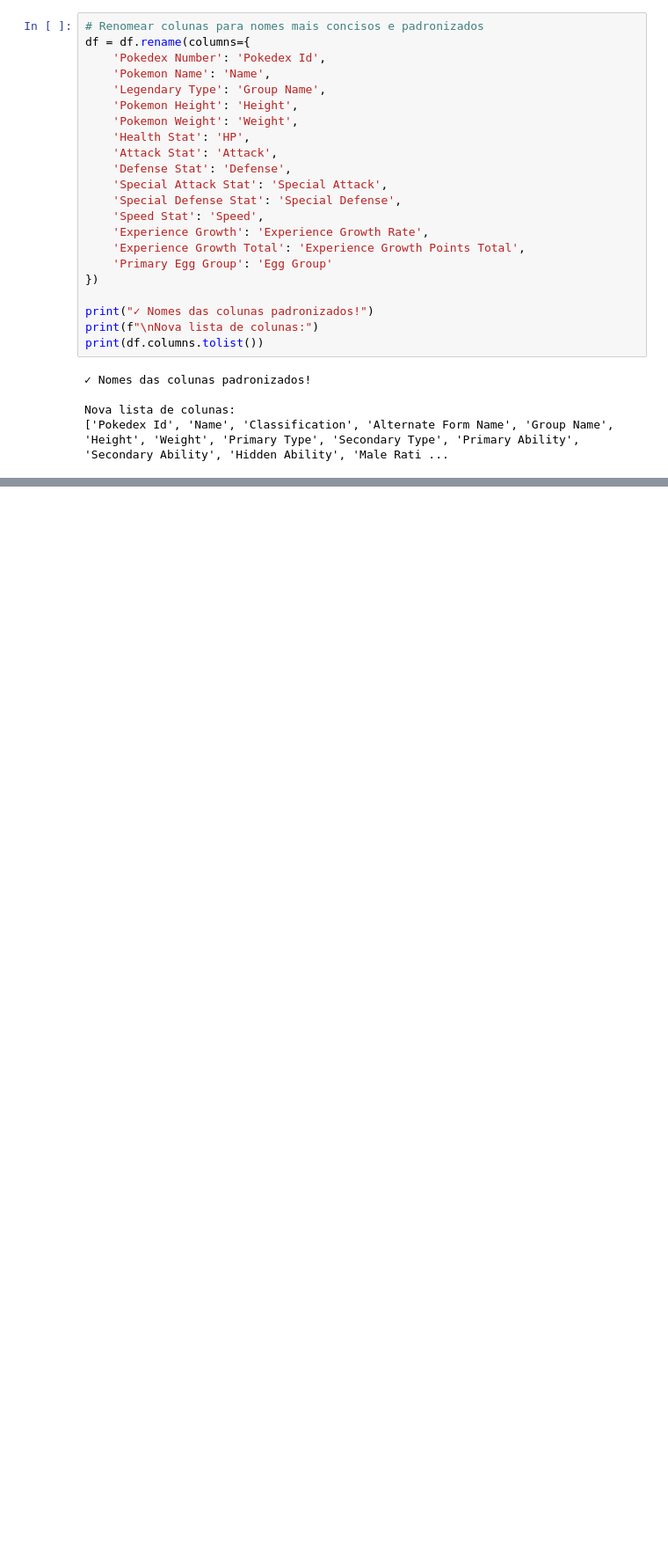
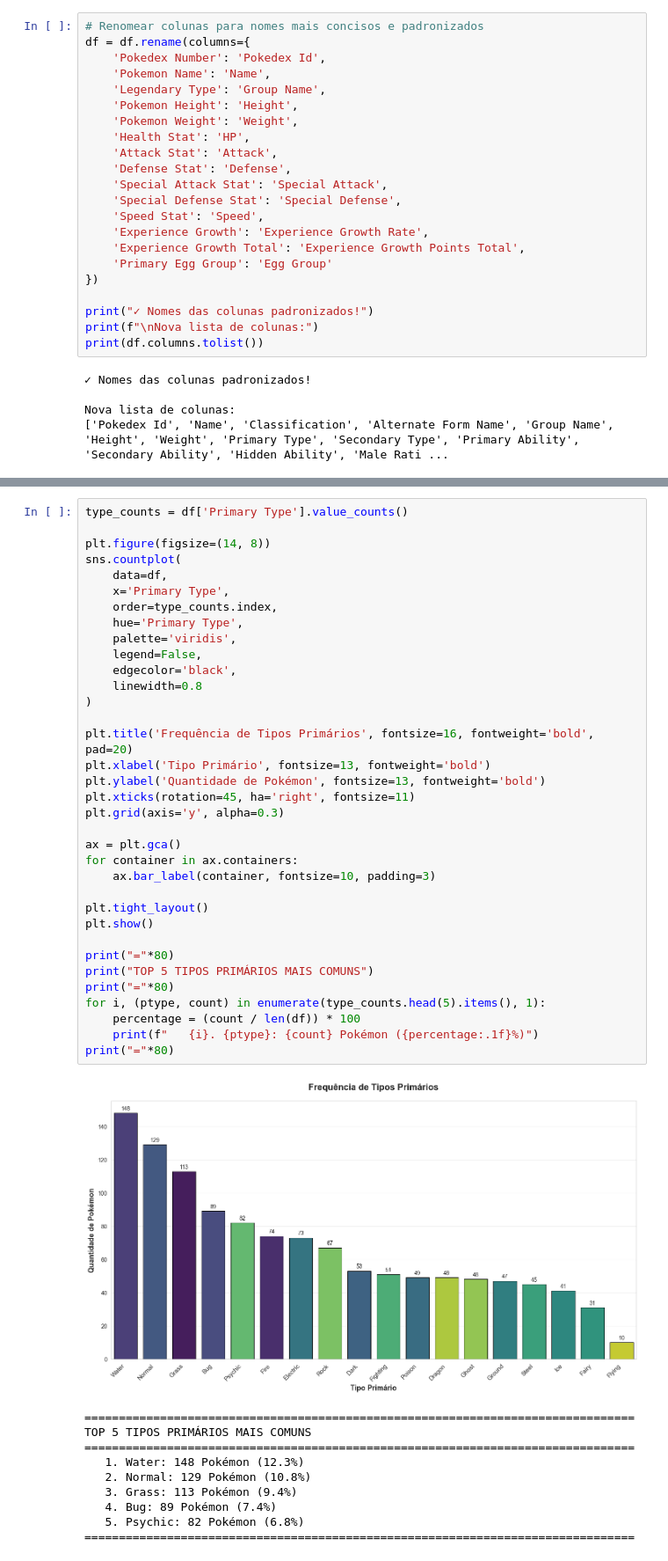
Before and after one commit to CoelhoGoes/Analise-Preditiva-de-Pokemon, a Jupyter notebook: análise pokemon.ipynb, the cells around one changed output, grey strips where cells are left out. Shown at 88% size. Drawn from its saved outputs; the diff is of its cells as text; blank space fills up the shorter version.

```diff
--- a/análise pokemon.ipynb
+++ b/análise pokemon.ipynb
@@ -2124,0 +2297,46 @@ Lista de colunas:
+# %%
+type_counts = df['Primary Type'].value_counts()
+
+plt.figure(figsize=(14, 8))
+sns.countplot(
+    data=df,
+    x='Primary Type',
+    order=type_counts.index,
+    hue='Primary Type',
+    palette='viridis',
+    legend=False,
+    edgecolor='black',
+    linewidth=0.8
+)
+
+plt.title('Frequência de Tipos Primários', fontsize=16, fontweight='bold', pad=20)
+plt.xlabel('Tipo Primário', fontsize=13, fontweight='bold')
+plt.ylabel('Quantidade de Pokémon', fontsize=13, fontweight='bold')
+plt.xticks(rotation=45, ha='right', fontsize=11)
+plt.grid(axis='y', alpha=0.3)
+
+ax = plt.gca()
+for container in ax.containers:
+    ax.bar_label(container, fontsize=10, padding=3)
+
+plt.tight_layout()
+plt.show()
+
+print("="*80)
+print("TOP 5 TIPOS PRIMÁRIOS MAIS COMUNS")
+print("="*80)
+for i, (ptype, count) in enumerate(type_counts.head(5).items(), 1):
+    percentage = (count / len(df)) * 100
+    print(f"   {i}. {ptype}: {count} Pokémon ({percentage:.1f}%)")
+print("="*80)
+# %% [output]
+[figure, added]
+================================================================================
+TOP 5 TIPOS PRIMÁRIOS MAIS COMUNS
+================================================================================
+   1. Water: 148 Pokémon (12.3%)
+   2. Normal: 129 Pokémon (10.8%)
+   3. Grass: 113 Pokémon (9.4%)
+   4. Bug: 89 Pokémon (7.4%)
+   5. Psychic: 82 Pokémon (6.8%)
+================================================================================
```
Also changed, not shown: parts of 53 cells of this notebook.
